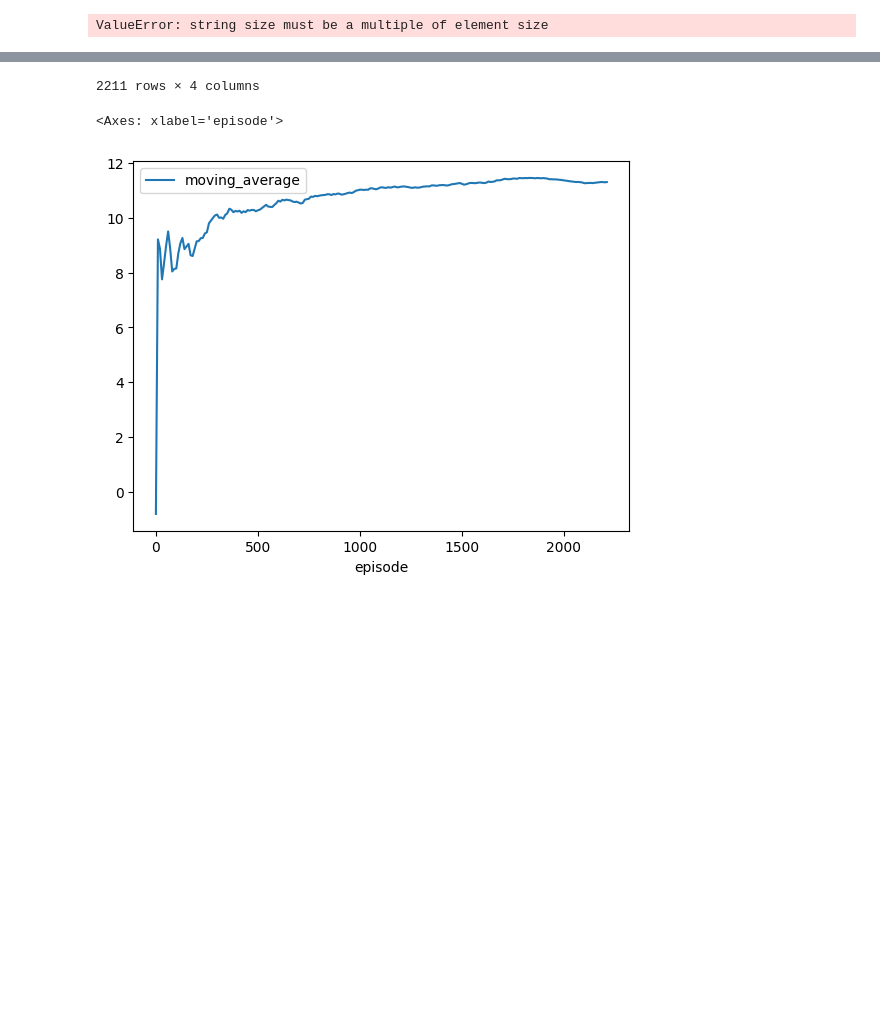
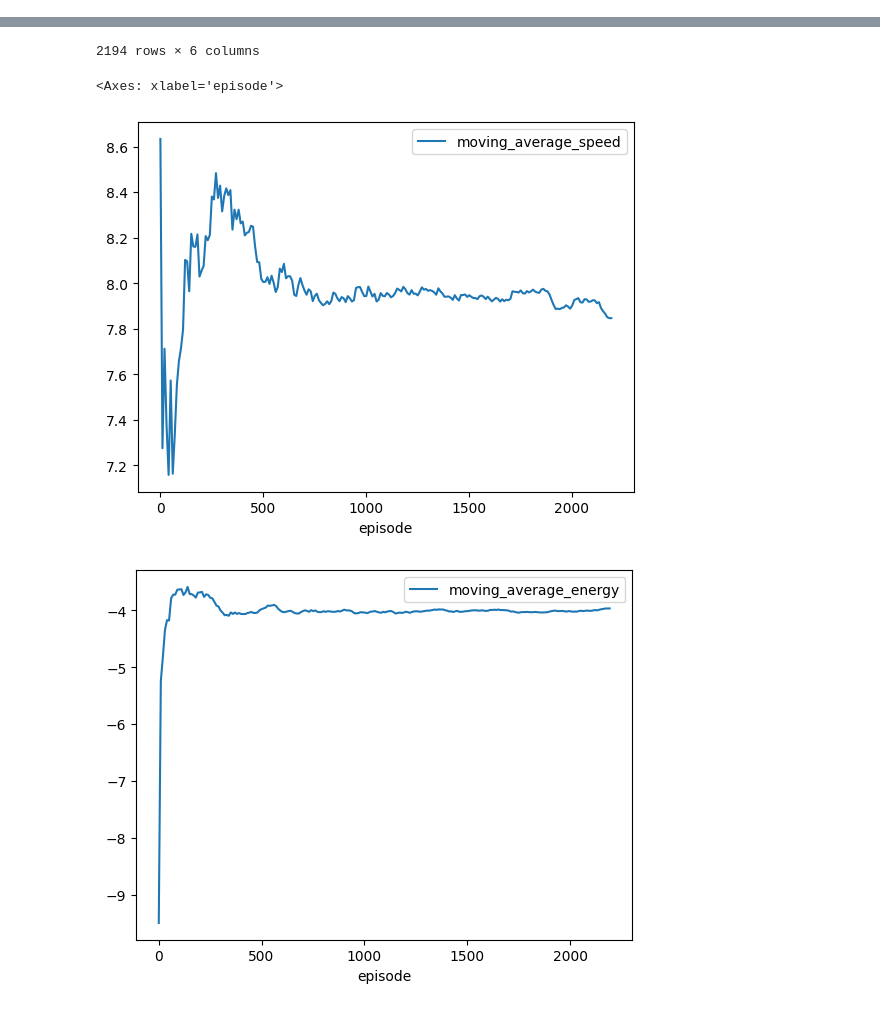
Before and after one commit to whl020406/moma-rl-ad, a Jupyter notebook: mo_test_training.ipynb, the cells around one changed output, grey strips where cells are left out. Saved outputs shown, nothing was run; the diff lists cells and outputs as text; code cells hidden in the pictures; blank space fills up the shorter version.

```diff
--- a/mo_test_training.ipynb
+++ b/mo_test_training.ipynb
@@ -58,13 +52,8 @@ display(df)
-# %%
-# split reward column
-df["accumulated_reward"].apply(lambda x: np.fromstring(x), )
-#df[['speed_reward','energy_reward']] = blubb
-#display(blubb)
-df.iloc[0,:]["accumulated_reward"]
-# %% [output]
-ValueError: string size must be a multiple of element size
 # %%
-df["moving_average"] = df["accumulated_reward"].cumsum()/(df["episode"])
+df["moving_average_speed"] = df["speed_reward"].cumsum()/(df["episode"])
+df["moving_average_energy"] = df["energy_reward"].cumsum()/(df["episode"])
+
 display(df)
-df.iloc[::10].plot.line(x="episode", y="moving_average")
+df.iloc[::10].plot.line(x="episode", y="moving_average_speed")
+df.iloc[::10].plot.line(x="episode", y="moving_average_energy")
 # %% [output]
@@ -83,3 +72,4 @@ df.iloc[::10].plot.line(x="episode", y="moving_average")
-2211 rows × 4 columns
+2194 rows × 6 columns
 <Axes: xlabel='episode'>
-[figure, old version]
+[figure, new version]
+[figure, added]
```
Also changed, not shown: parts of 3 cells of this notebook, 7 other files.
